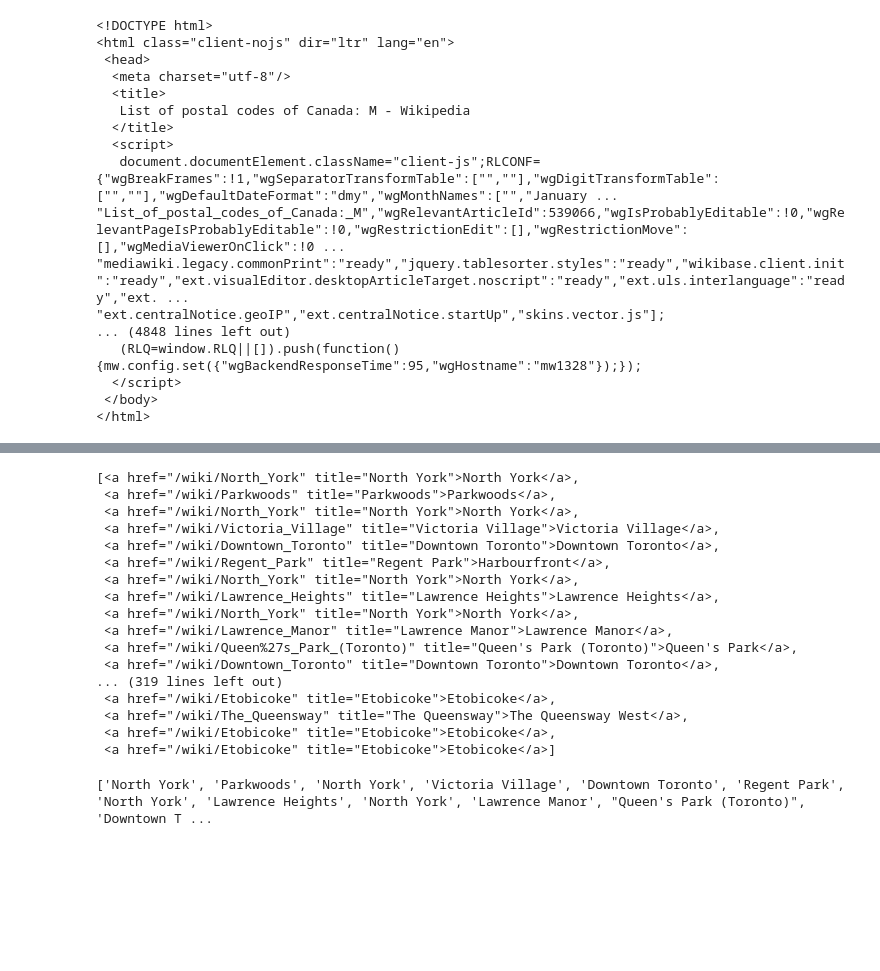
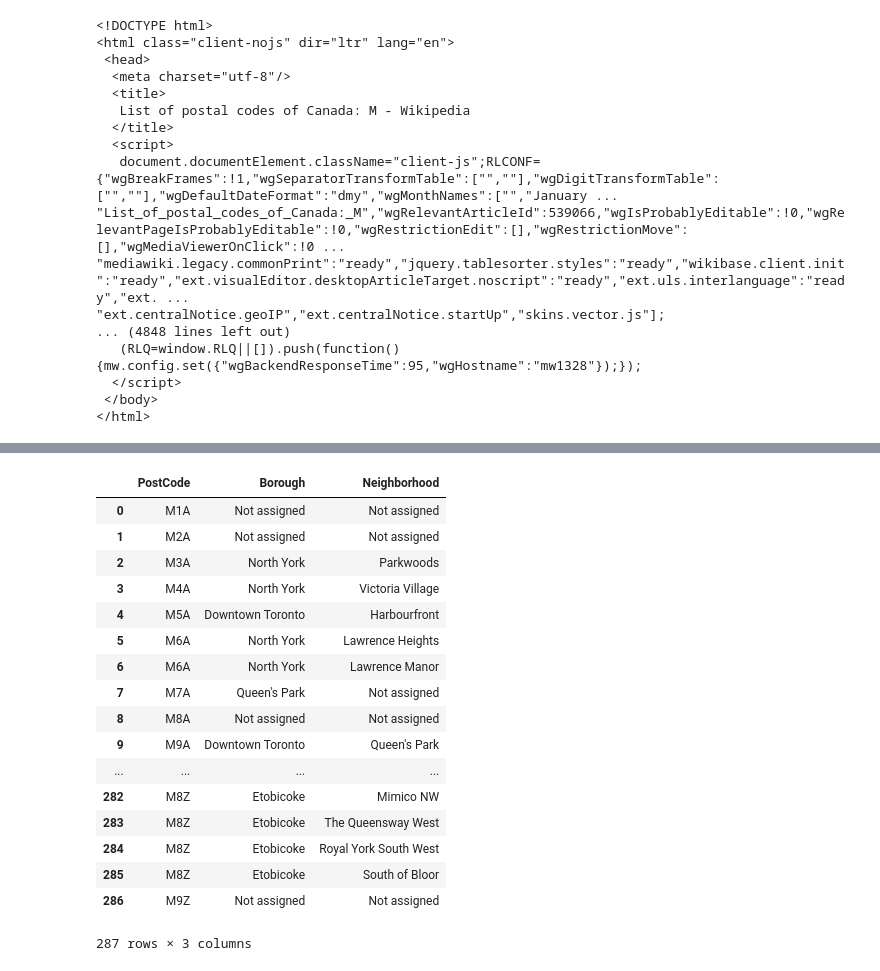
Before and after one commit to DrBG/Coursera_Capstone, a Jupyter notebook: Neighbourhoods in Toronto.ipynb, the cells around one changed output, grey strips where cells are left out. Cells and saved outputs as stored; diff of their text form; code cells hidden in the pictures; blank space fills up the shorter version.

```diff
--- a/Neighbourhoods in Toronto.ipynb
+++ b/Neighbourhoods in Toronto.ipynb
@@ -35,7 +27,7 @@ print(soup.prettify())
  </body>
 </html>
 # %%
-My_table = soup.find('table',{'class':'wikitable sortable'})
+My_table = soup.find('table',{'class':'wikitable sortable'}).tbody
 # %%
 My_table
 # %% [output]
@@ -59,29 +50,0 @@ My_table
-# %%
-links=My_table.findAll('a')
-links
-# %% [output]
-[<a href="/wiki/North_York" title="North York">North York</a>,
- <a href="/wiki/Parkwoods" title="Parkwoods">Parkwoods</a>,
- <a href="/wiki/North_York" title="North York">North York</a>,
- <a href="/wiki/Victoria_Village" title="Victoria Village">Victoria Village</a>,
- <a href="/wiki/Downtown_Toronto" title="Downtown Toronto">Downtown Toronto</a>,
- <a href="/wiki/Regent_Park" title="Regent Park">Harbourfront</a>,
- <a href="/wiki/North_York" title="North York">North York</a>,
- <a href="/wiki/Lawrence_Heights" title="Lawrence Heights">Lawrence Heights</a>,
- <a href="/wiki/North_York" title="North York">North York</a>,
- <a href="/wiki/Lawrence_Manor" title="Lawrence Manor">Lawrence Manor</a>,
- <a href="/wiki/Queen%27s_Park_(Toronto)" title="Queen's Park (Toronto)">Queen's Park</a>,
- <a href="/wiki/Downtown_Toronto" title="Downtown Toronto">Downtown Toronto</a>,
-... (319 lines left out)
- <a href="/wiki/Etobicoke" title="Etobicoke">Etobicoke</a>,
- <a href="/wiki/The_Queensway" title="The Queensway">The Queensway West</a>,
- <a href="/wiki/Etobicoke" title="Etobicoke">Etobicoke</a>,
- <a href="/wiki/Etobicoke" title="Etobicoke">Etobicoke</a>]
-# %%
-Borough=[]
-for link in links:
-    Borough.append(link.get('title'))
-
-print(Borough)
-# %% [output]
-['North York', 'Parkwoods', 'North York', 'Victoria Village', 'Downtown Toronto', 'Regent Park', 'North York', 'Lawrence Heights', 'North York', 'Lawrence Manor', "Queen's Park (Toronto)", 'Downtown T ...
@@ -107,0 +51,36 @@ print(Borough)
+# %%
+PC=[]
+B=[]
+NH=[]
+
+for row in My_table.findAll('tr'):
+    cells=row.findAll('td')
+    if len(cells)==3:
+        PC.append(cells[0].find(text=True))
+        B.append(cells[1].find(text=True))
+        NH.append(cells[2].find(text=True))
+
+import pandas as pd
+df=pd.DataFrame(PC,columns=['PostCode'])
+df['Borough']=B
+df['Neighborhood']=NH
+df
+# %% [output]
+|  | PostCode | Borough | Neighborhood |
+| 0 | M1A | Not assigned | Not assigned |
+| 1 | M2A | Not assigned | Not assigned |
+| 2 | M3A | North York | Parkwoods |
+| 3 | M4A | North York | Victoria Village |
+| 4 | M5A | Downtown Toronto | Harbourfront |
+| 5 | M6A | North York | Lawrence Heights |
+| 6 | M6A | North York | Lawrence Manor |
+| 7 | M7A | Queen's Park | Not assigned |
+| 8 | M8A | Not assigned | Not assigned |
+| 9 | M9A | Downtown Toronto | Queen's Park |
+| ... | ... | ... | ... |
+| 282 | M8Z | Etobicoke | Mimico NW |
+| 283 | M8Z | Etobicoke | The Queensway West |
+| 284 | M8Z | Etobicoke | Royal York South West |
+| 285 | M8Z | Etobicoke | South of Bloor |
+| 286 | M9Z | Not assigned | Not assigned |
+287 rows × 3 columns
```
Also changed, not shown: parts of 6 cells of this notebook.
